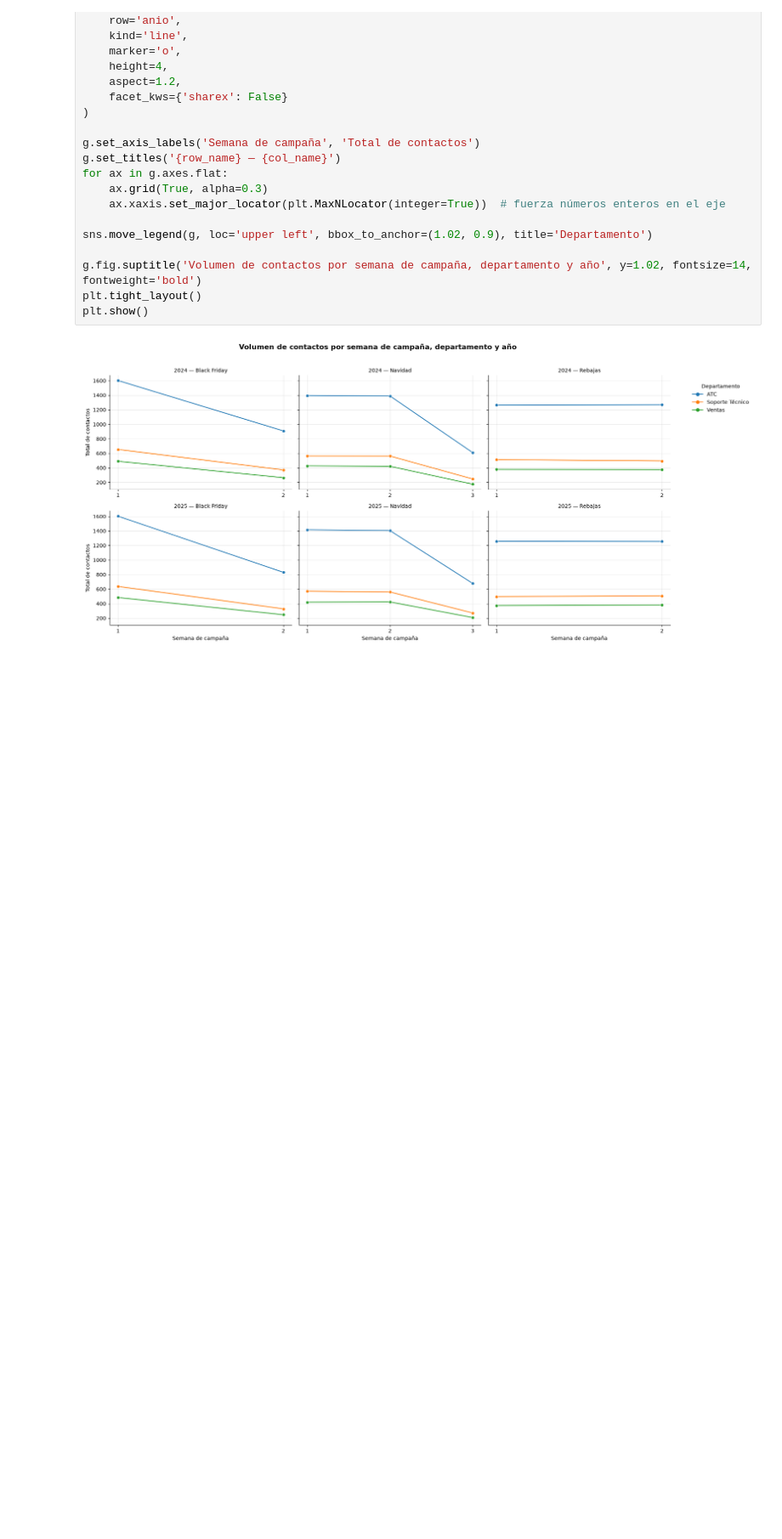
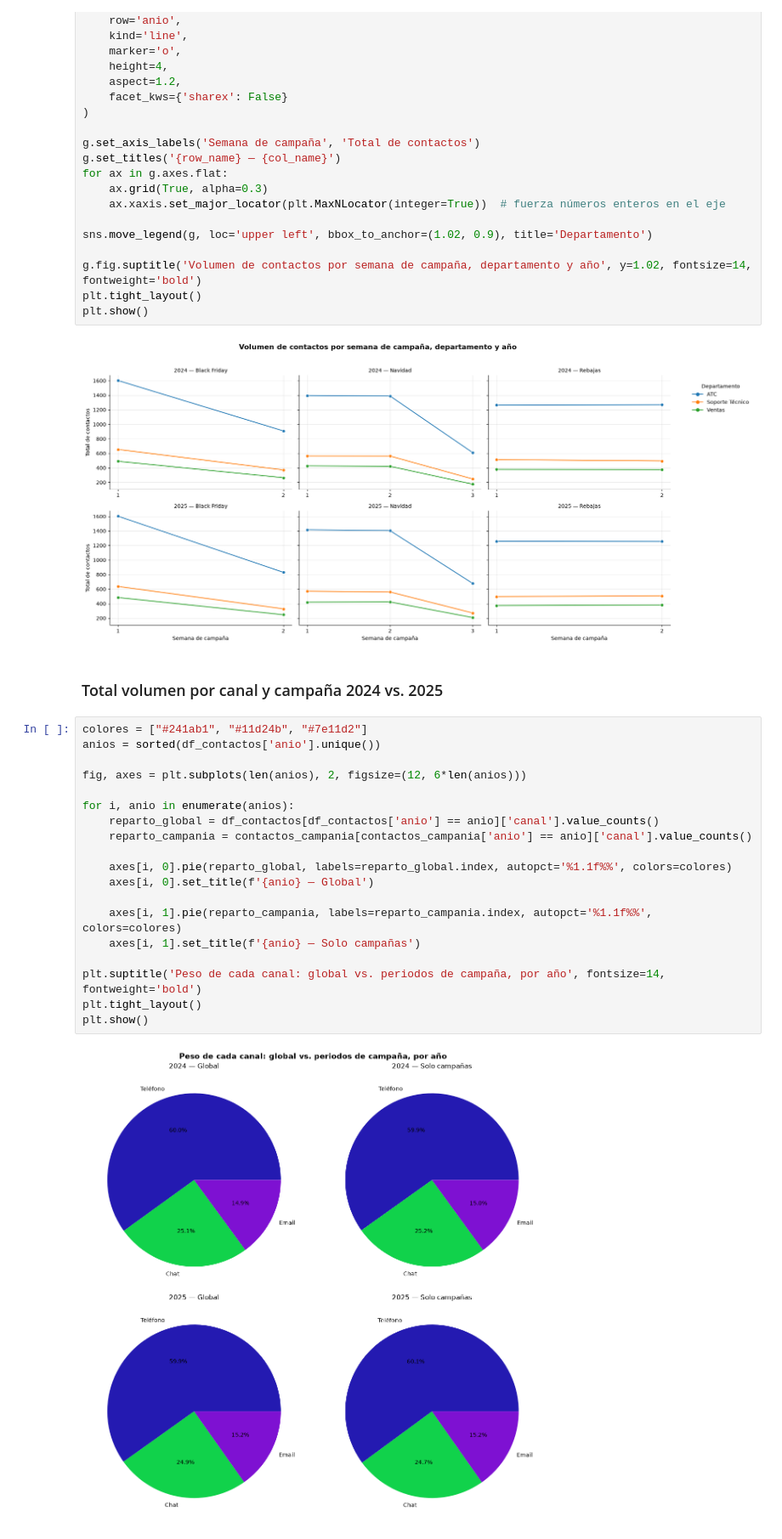
Before and after one commit to RosaSierr0609/contact-center-workforce-prediction, a Jupyter notebook: 1. EDA.ipynb, the cells around one changed output. Shown at 85% size. Cells and saved outputs as stored; diff of their text form; blank space fills up the shorter version.

Commit message:
Add per-year channel distribution pie charts
Add a new markdown section and a plotting cell to the EDA notebook that generates per-year pie charts comparing global channel distribution vs. campaign-only distribution. The cell computes counts from df_contactos and contactos_campania, uses custom colors, creates subplots for each year and displays the figures (rendered image included in the notebook output).

```diff
--- a/1. EDA.ipynb
+++ b/1. EDA.ipynb
@@ -281,3 +281,26 @@ plt.tight_layout()
 plt.show()
 # %% [output]
 [figure]
+# %% [markdown]
+### Total volumen por canal y campaña 2024 vs. 2025
+# %%
+colores = ["#241ab1", "#11d24b", "#7e11d2"]
+anios = sorted(df_contactos['anio'].unique())
+
+fig, axes = plt.subplots(len(anios), 2, figsize=(12, 6*len(anios)))
+
+for i, anio in enumerate(anios):
+    reparto_global = df_contactos[df_contactos['anio'] == anio]['canal'].value_counts()
+    reparto_campania = contactos_campania[contactos_campania['anio'] == anio]['canal'].value_counts()
+
+    axes[i, 0].pie(reparto_global, labels=reparto_global.index, autopct='%1.1f%%', colors=colores)
+    axes[i, 0].set_title(f'{anio} — Global')
+
+    axes[i, 1].pie(reparto_campania, labels=reparto_campania.index, autopct='%1.1f%%', colors=colores)
+    axes[i, 1].set_title(f'{anio} — Solo campañas')
+
+plt.suptitle('Peso de cada canal: global vs. periodos de campaña, por año', fontsize=14, fontweight='bold')
+plt.tight_layout()
+plt.show()
+# %% [output]
+[figure, added]
```
